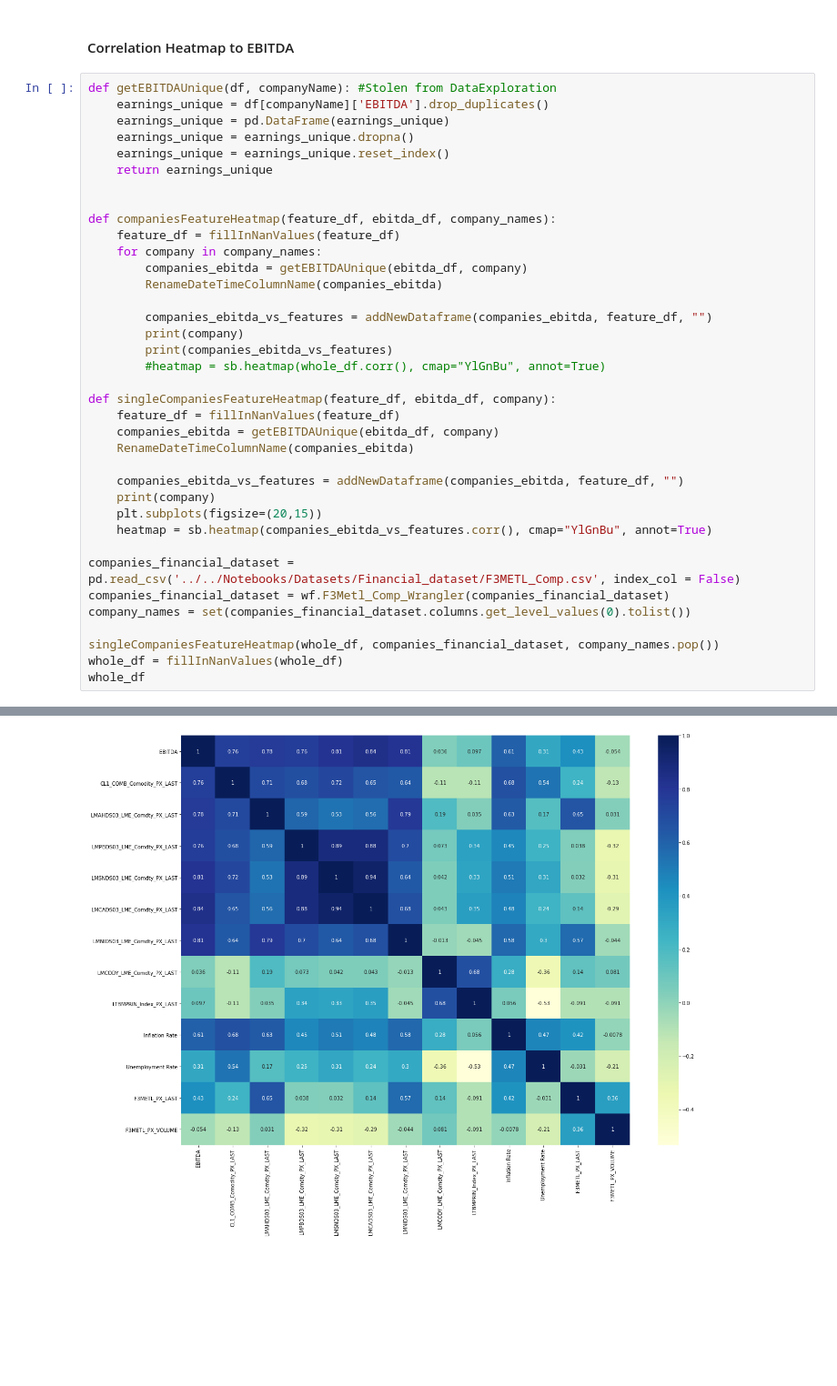
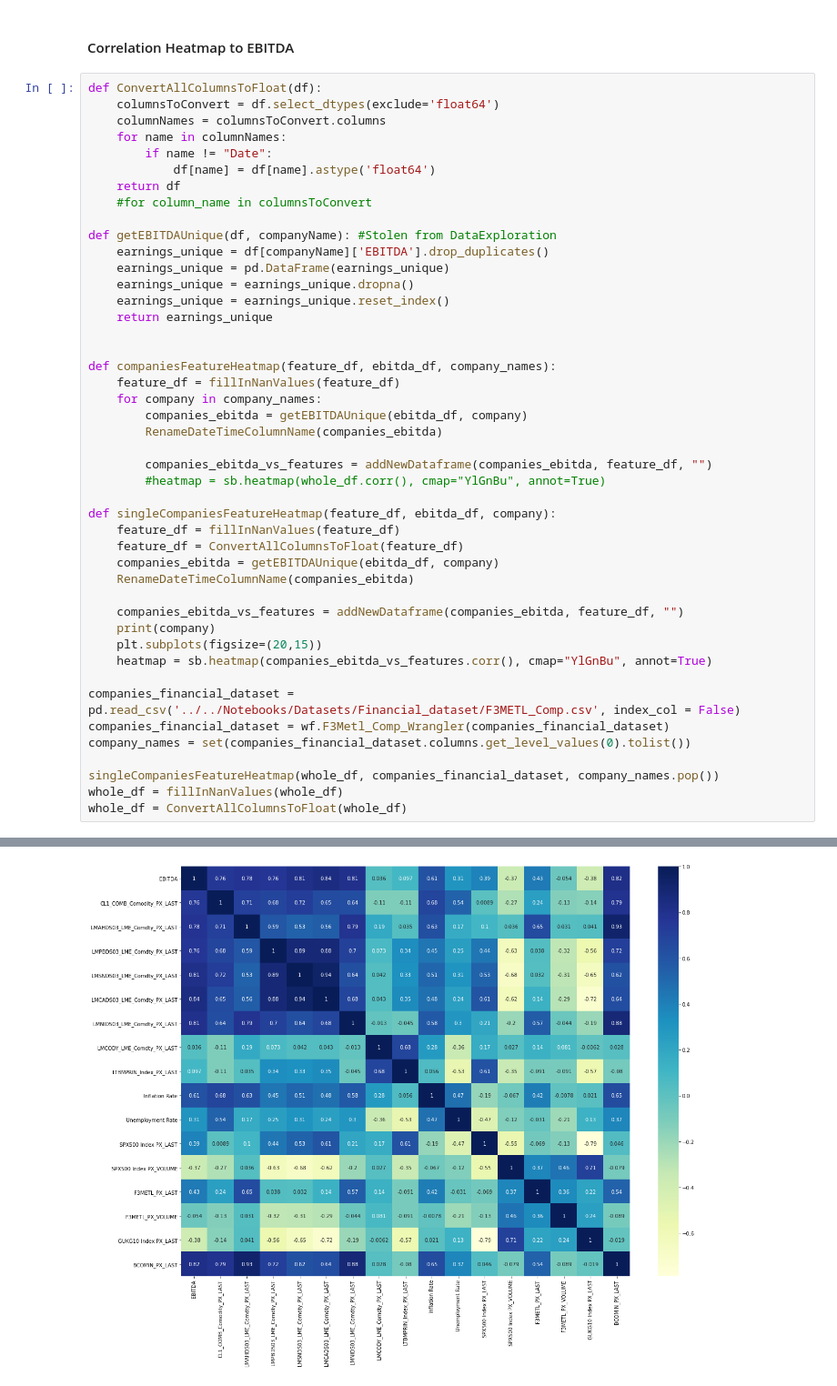
Before and after one commit to ADSMining/Mining, a Jupyter notebook: Notebooks/Merging_Data/MergingAllData.ipynb, the cells around one changed output, grey strips where cells are left out. Shown at 91% size. Cells and saved outputs as stored; diff of their text form; blank space fills up the shorter version.

Commit message:
Added function to convert columns to float64 for .corr()

```diff
--- a/Notebooks/Merging_Data/MergingAllData.ipynb
+++ b/Notebooks/Merging_Data/MergingAllData.ipynb
@@ -147,6 +147,15 @@ See the caveats in the documentation: https://pandas.pydata.org/pandas-docs/stab
 # %% [markdown]
 #### Correlation Heatmap to EBITDA
 # %%
+def ConvertAllColumnsToFloat(df):
+    columnsToConvert = df.select_dtypes(exclude='float64')
+    columnNames = columnsToConvert.columns
+    for name in columnNames:
+        if name != "Date":
+            df[name] = df[name].astype('float64')
+    return df
+    #for column_name in columnsToConvert
+
 def getEBITDAUnique(df, companyName): #Stolen from DataExploration
     earnings_unique = df[companyName]['EBITDA'].drop_duplicates()
     earnings_unique = pd.DataFrame(earnings_unique)
@@ -162,12 +171,11 @@ def companiesFeatureHeatmap(feature_df, ebitda_df, company_names):
         RenameDateTimeColumnName(companies_ebitda)
 
         companies_ebitda_vs_features = addNewDataframe(companies_ebitda, feature_df, "")
-        print(company)
-        print(companies_ebitda_vs_features)
         #heatmap = sb.heatmap(whole_df.corr(), cmap="YlGnBu", annot=True)
 
 def singleCompaniesFeatureHeatmap(feature_df, ebitda_df, company):
     feature_df = fillInNanValues(feature_df)
+    feature_df = ConvertAllColumnsToFloat(feature_df)
     companies_ebitda = getEBITDAUnique(ebitda_df, company)
     RenameDateTimeColumnName(companies_ebitda)
 
@@ -182,6 +190,6 @@ company_names = set(companies_financial_dataset.columns.get_level_values(0).toli
 
 singleCompaniesFeatureHeatmap(whole_df, companies_financial_dataset, company_names.pop())
 whole_df = fillInNanValues(whole_df)
-whole_df
+whole_df = ConvertAllColumnsToFloat(whole_df)
 # %% [output]
 ANTO LN Equity
@@ -201 +214 @@ ANTO LN Equity
-[figure, old version]
+[figure, new version]
```
Also changed, not shown: parts of 1 cell of this notebook, 1 other file.
